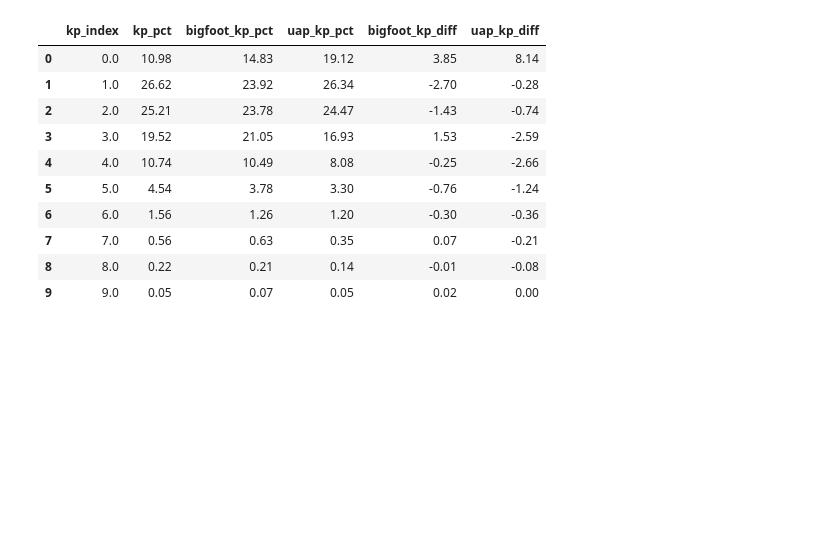
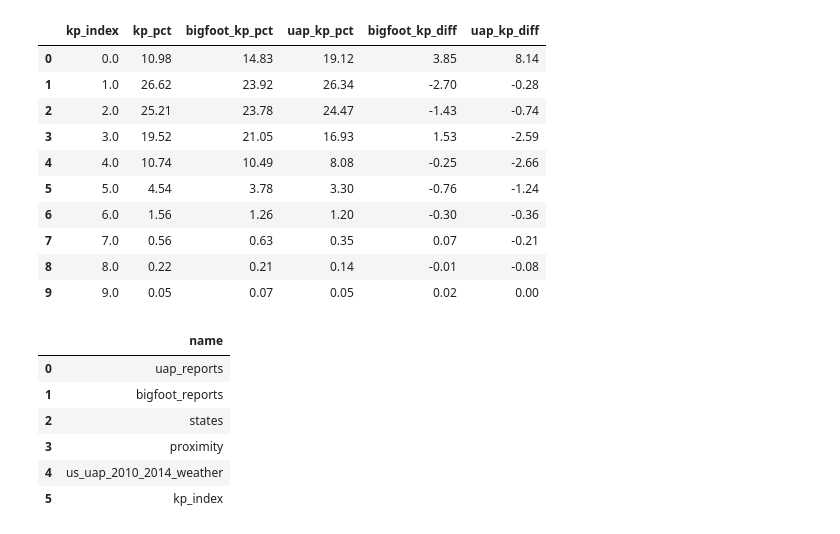
Before and after one commit to wslider/anomalous-sightings-archive, a Jupyter notebook: notebooks/sql_database.ipynb, the cells around one changed output. Cells and saved outputs as stored; diff of their text form; code cells hidden in the pictures; blank space fills up the shorter version.

```diff
--- a/notebooks/sql_database.ipynb
+++ b/notebooks/sql_database.ipynb
@@ -434,3 +434,19 @@ kp_index_pct_result
 | 7 | 7.0 | 0.56 | 0.63 | 0.35 | 0.07 | -0.21 |
 | 8 | 8.0 | 0.22 | 0.21 | 0.14 | -0.01 | -0.08 |
 | 9 | 9.0 | 0.05 | 0.07 | 0.05 | 0.02 | 0.00 |
+# %%
+query3 = """
+SELECT name FROM sqlite_master
+WHERE type='table'
+AND name NOT LIKE 'sqlite_%';
+"""
+result3 = pd.read_sql(query3, connection)
+result3
+# %% [output]
+|  | name |
+| 0 | uap_reports |
+| 1 | bigfoot_reports |
+| 2 | states |
+| 3 | proximity |
+| 4 | us_uap_2010_2014_weather |
+| 5 | kp_index |
```
Also changed, not shown: 1 other file.
